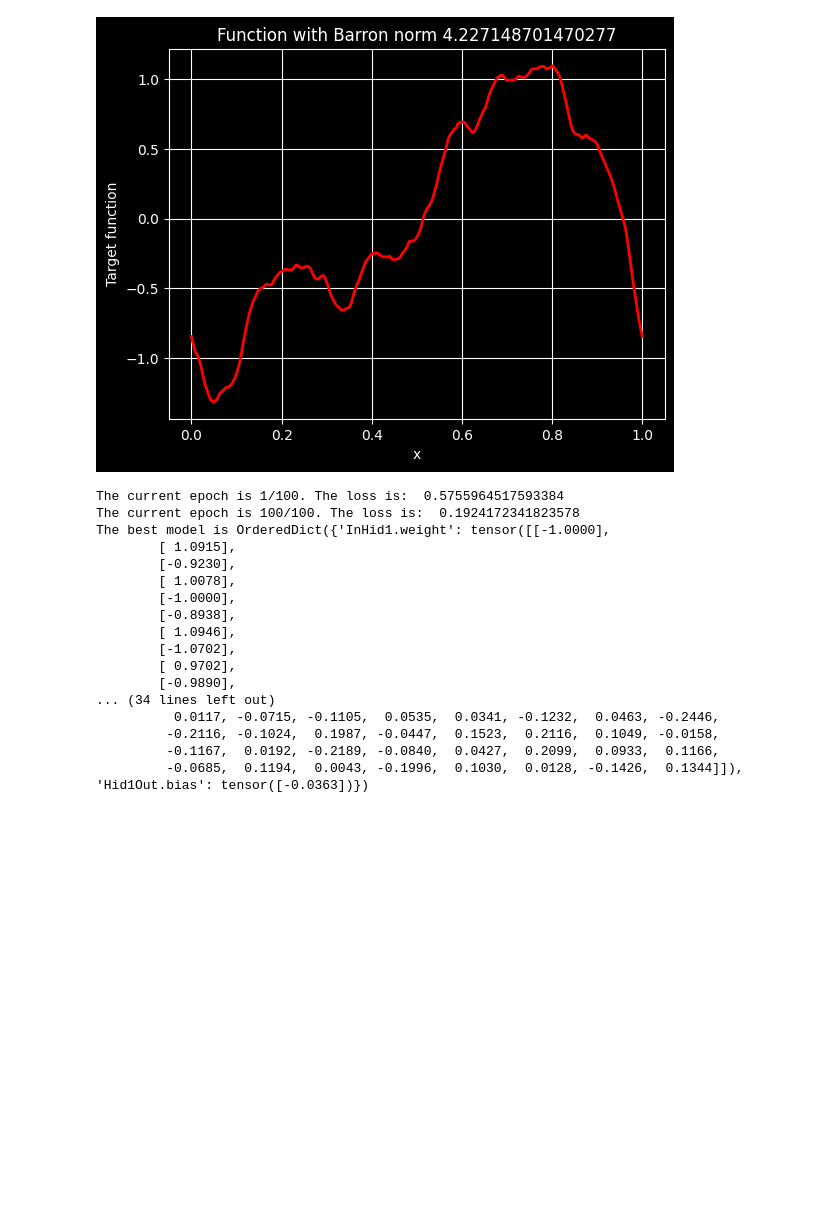
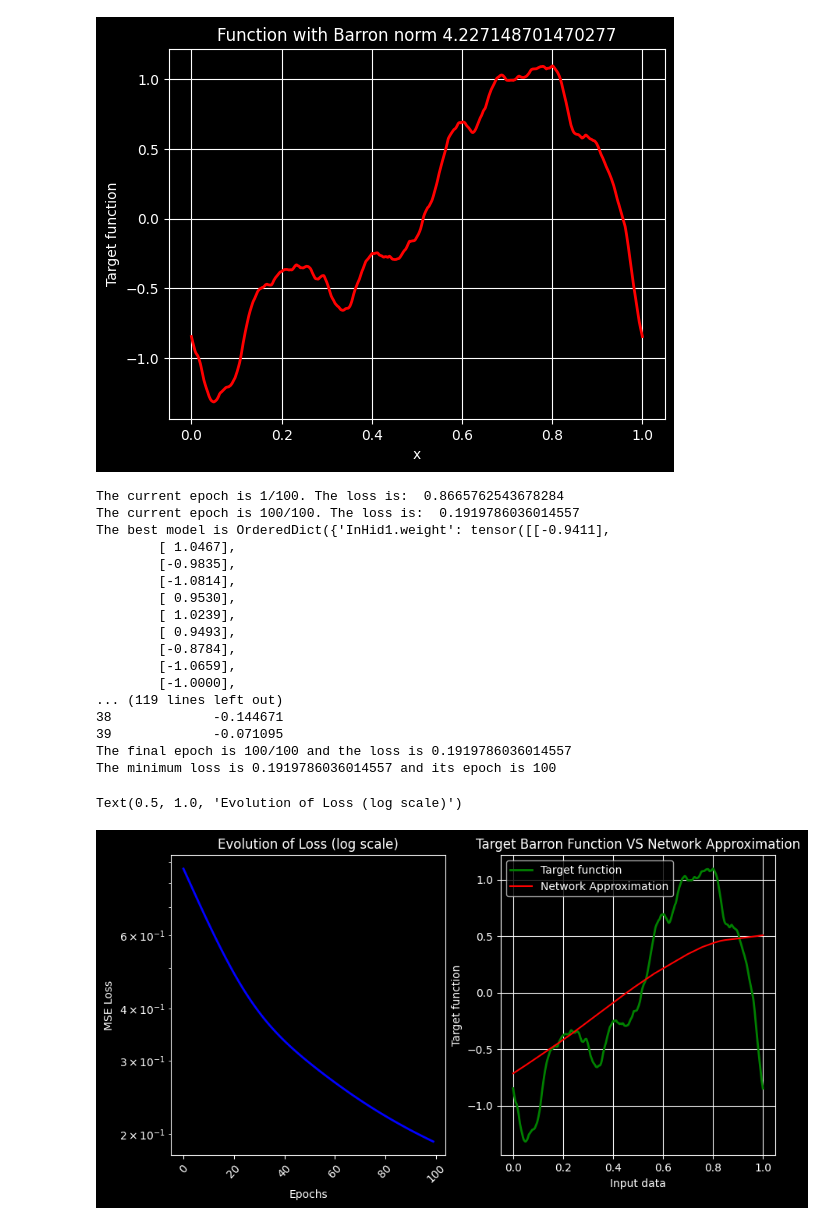
Before and after one commit to francescacannata/Neural-Net-Thesis-, a Jupyter notebook: files/Example Codes/ToughApprox.ipynb, the cells around one changed output. Drawn from its saved outputs; the diff is of its cells as text; code cells hidden in the pictures; blank space fills up the shorter version.

Commit message:
fix target function change + learning rate history + best model saving

```diff
--- a/files/Example Codes/ToughApprox.ipynb
+++ b/files/Example Codes/ToughApprox.ipynb
@@ -201,49 +201,96 @@ for epoch in range(epochs):
         best_model = copy.deepcopy(model.state_dict())      # in order to have a copy (and not a reference) we need to use "copy.deepcopy()"
 
     # Let us create a plot which compare y_pred and y_tensor for the first epoch and then every 100 epochs
     if epoch == 0 or (epoch + 1) % 100 == 0:     # epoch + 1 is needed because the counting starts from 0
         # Print the epoch and the corresponding loss
         print(f"The current epoch is {(epoch+1)}/{epochs}. The loss is: ", loss.item())
 
     # add the loss to the array
     loss_history[epoch] = loss.item()
     learning_rate_history[epoch] = scheduler.get_last_lr()[0]
 
 
 # To be sure the net uses the best model found, we load it with "model.load_state_dict()" and save it
 model.load_state_dict(best_model)
 print(f"The best model is {best_model}")
 
 # We want to have the same size for bias and weights using .flatten()
 bias_InHid1 = best_model["InHid1.bias"].flatten().numpy()
 bias_Hid1Out = best_model["Hid1Out.bias"].flatten().numpy()
 weight_InHid1 = best_model["InHid1.weight"].flatten().numpy()
 weight_Hid1Out = best_model["Hid1Out.weight"].flatten().numpy()
 
 best_model_dataframe = pd.DataFrame({'Bias_Intput_Layer': pd.Series(bias_InHid1),
                             'Weights_Intput_Layer': pd.Series(weight_InHid1),
                             'Bias_Output_Layer': pd.Series(bias_Hid1Out),
                             'Weights_Output_Layer': pd.Series(weight_Hid1Out)})
 
+print(best_model_dataframe)
+
+
+# ---------- Visualization ----------
+# Compute the prediction corresponding to the last epoch, without Autograd tracking
+with torch.no_grad(): # all commands in here, will be without attribute "grad_fn"
+    y_pred_final = model(x).numpy() # we are converting the tensor to a numpy array just for making the plot
+
+# Print the final epoch with the corresponding loss
+print(f"The final epoch is {(epoch+1)}/{epochs} and the loss is {(loss.item())}")
+
+# Print the minimum loss and its epoch
+print(f"The minimum loss is {(min_loss)} and its epoch is {(min_epoch+1)}")
+
+# Final plot
+fig, ax = plt.subplots(1, 2, figsize=(10,5))
+ax[1].plot(x, y, label='Target function', color='green', linewidth=2)
+ax[1].plot(x, y_pred_final, label='Network Approximation', color='red')
+
+# Plots attributes
+ax[1].set_xlabel('Input data')
+ax[1].set_ylabel('Target function')
+ax[1].set_title('Target Barron Function VS Network Approximation')
+ax[1].legend(loc='best')
+ax[1].grid(True)
+
+ax[0].semilogy(loss_history, label='Training Loss', color='blue', linewidth=2)
+ax[0].set_xlabel('Epochs')
+ax[0].tick_params(axis='x', rotation=45)
+ax[0].set_ylabel('MSE Loss')
+ax[0].set_title('Evolution of Loss (log scale)')
+
+#os.makedirs(f'results_InitLR_{args.lr}_StepSize_{args.stepsize}', exist_ok=True) # it creates a new folder
+#plt.savefig(os.path.join(f'results_InitLR_{args.lr}_StepSize_{args.stepsize}', f'LossApprox_Epochs_{args.epochs}_HidNeurons_{args.units}.png'))
+#plt.clf() # clear fig
+#plt.close() # close fig
+
+# Create a dataframe with the epochs, the loss_history and the learning rate and save it
+#history_dataframe = pd.DataFrame({'Epoch': np.arange(args.epochs),
+                           # 'Loss Value': loss_history,
+                            #'Learning Rate': learning_rate_history})
+#history_dataframe.to_csv(os.path.join(f'results_InitLR_{args.lr}_StepSize_{args.stepsize}', f'History_Epochs_{args.epochs}_HidNeurons_{args.units}.csv'), index=False)
+
+
+
 #best_model_dataframe.to_csv(os.path.join(f'results_InitLR_{0.001}_StepSize_{5000}', f'BestModel_Epochs_{n}_HidNeurons_{n}.csv'), index=False)
 # %% [output]
-The current epoch is 1/100. The loss is:  0.5755964517593384
-The current epoch is 100/100. The loss is:  0.1924172341823578
-The best model is OrderedDict({'InHid1.weight': tensor([[-1.0000],
-        [ 1.0915],
-        [-0.9230],
-        [ 1.0078],
+The current epoch is 1/100. The loss is:  0.8665762543678284
+The current epoch is 100/100. The loss is:  0.1919786036014557
+The best model is OrderedDict({'InHid1.weight': tensor([[-0.9411],
+        [ 1.0467],
+        [-0.9835],
+        [-1.0814],
+        [ 0.9530],
+        [ 1.0239],
+        [ 0.9493],
+        [-0.8784],
+        [-1.0659],
         [-1.0000],
-        [-0.8938],
-        [ 1.0946],
-        [-1.0702],
-        [ 0.9702],
-        [-0.9890],
-... (34 lines left out)
-          0.0117, -0.0715, -0.1105,  0.0535,  0.0341, -0.1232,  0.0463, -0.2446,
-         -0.2116, -0.1024,  0.1987, -0.0447,  0.1523,  0.2116,  0.1049, -0.0158,
-         -0.1167,  0.0192, -0.2189, -0.0840,  0.0427,  0.2099,  0.0933,  0.1166,
-         -0.0685,  0.1194,  0.0043, -0.1996,  0.1030,  0.0128, -0.1426,  0.1344]]), 'Hid1Out.bias': tensor([-0.0363])})
+... (119 lines left out)
+38             -0.144671
+39             -0.071095
+The final epoch is 100/100 and the loss is 0.1919786036014557
+The minimum loss is 0.1919786036014557 and its epoch is 100
+Text(0.5, 1.0, 'Evolution of Loss (log scale)')
+[figure, added]
 # %%
 """------------------
 Goal: Visualizations
```
Also changed, not shown: 1 other file.
